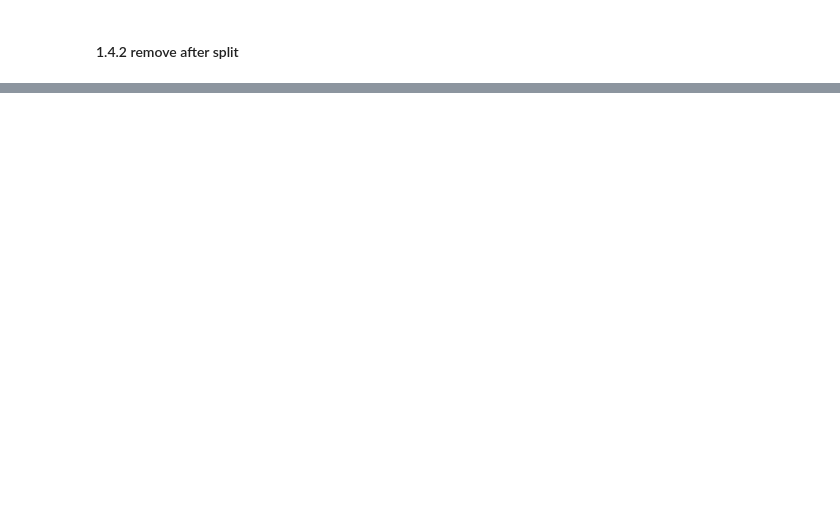
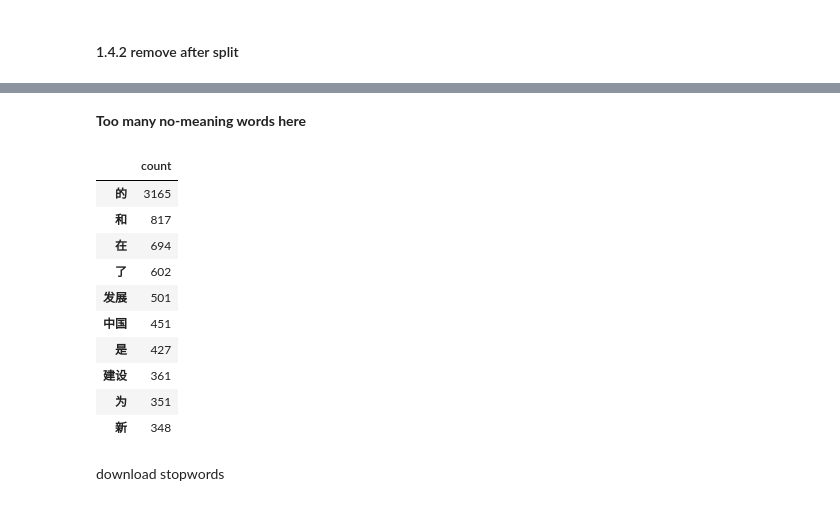
Before and after one commit to Concyclics/NewsPaperSpider, a Jupyter notebook: people-s-daily-keyword-cloud.ipynb, the cells around one changed output, grey strips where cells are left out. Cells and saved outputs as stored; diff of their text form; code cells hidden in the pictures; blank space fills up the shorter version.

```diff
--- a/people-s-daily-keyword-cloud.ipynb
+++ b/people-s-daily-keyword-cloud.ipynb
@@ -201,0 +240,19 @@ print("/".join(removed_split_news))
+# %% [markdown]
+**Too many no-meaning words here**
+# %%
+word_ds.sort_values(by=['count'],ascending=False,inplace=True)
+word_ds.head(10)
+# %% [output]
+|  | count |
+| 的 | 3165 |
+| 和 | 817 |
+| 在 | 694 |
+| 了 | 602 |
+| 发展 | 501 |
+| 中国 | 451 |
+| 是 | 427 |
+| 建设 | 361 |
+| 为 | 351 |
+| 新 | 348 |
+# %% [markdown]
+download stopwords
```
Also changed, not shown: parts of 20 cells of this notebook.
